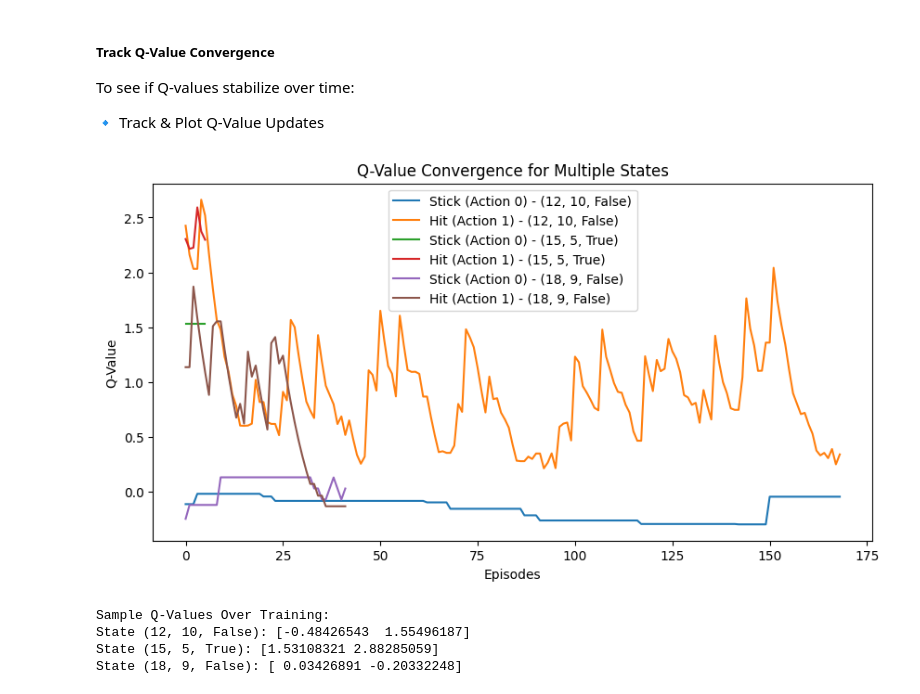
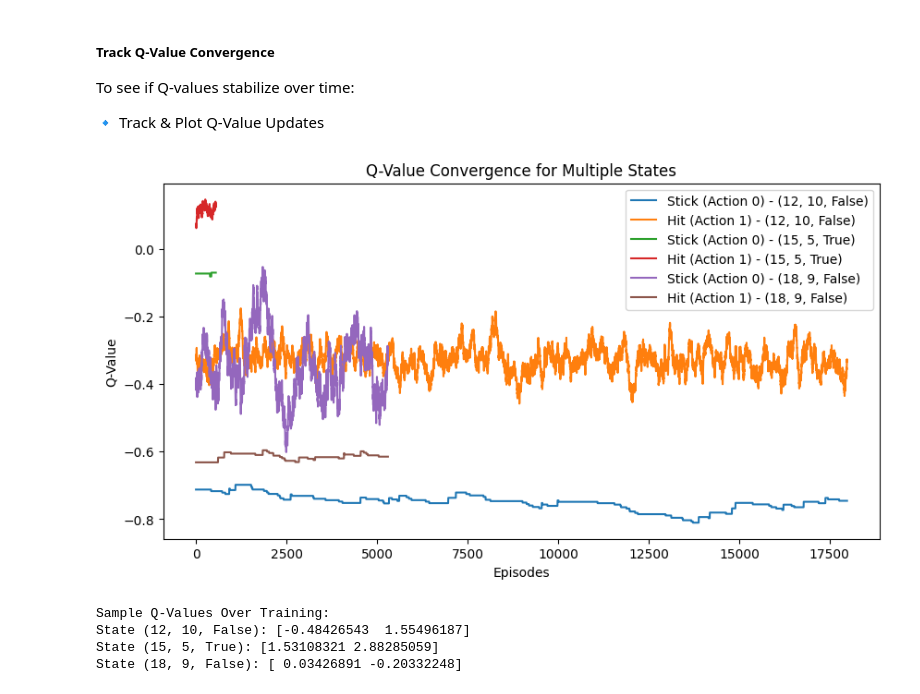
Before and after one commit to samarelayed/Reinforcement_Learning_Blackjack, a Jupyter notebook: Reinforcement_Learning_Blackjack.ipynb, the cells around one changed output. Drawn from its saved outputs; the diff is of its cells as text; code cells hidden in the pictures.

```diff
--- a/Reinforcement_Learning_Blackjack.ipynb
+++ b/Reinforcement_Learning_Blackjack.ipynb
@@ -491,36 +491,36 @@ To see if Q-values stabilize over time:
 tracked_states = [(12, 10, False), (15, 5, True), (18, 9, False)]
 q_values_over_time = {state: [] for state in tracked_states}
 
-for episode in range(5000):
+for episode in range(500000):
     state, _ = env.reset()
     done = False
 
     while not done:
         action = env.action_space.sample() if random.uniform(0, 1) < epsilon else np.argmax(get_Q(state))
         next_state, reward, done, truncated, _ = env.step(action)
         best_next_action = np.argmax(get_Q(next_state))
 
         Q_table[state][action] += alpha * (reward + gamma * get_Q(next_state, best_next_action) - Q_table[state][action])
 
         for tracked_state in tracked_states:
             if state == tracked_state:
                 q_values_over_time[tracked_state].append(Q_table[state].copy())
 
         state = next_state
 
 q_values_over_time = {state: np.array(values) for state, values in q_values_over_time.items()}
 
 plt.figure(figsize=(10, 5))
 for state, q_values in q_values_over_time.items():
     plt.plot(range(len(q_values)), q_values[:, 0], label=f"Stick (Action 0) - {state}")
     plt.plot(range(len(q_values)), q_values[:, 1], label=f"Hit (Action 1) - {state}")
 plt.xlabel("Episodes")
 plt.ylabel("Q-Value")
 plt.title("Q-Value Convergence for Multiple States")
 plt.legend()
 plt.show()
 # %% [output]
-[figure, old version]
+[figure, new version]
 # %%
 print("Sample Q-Values Over Training:")
 for state in [(12, 10, False), (15, 5, True), (18, 9, False)]:
```
Also changed, not shown: parts of 3 cells of this notebook.
